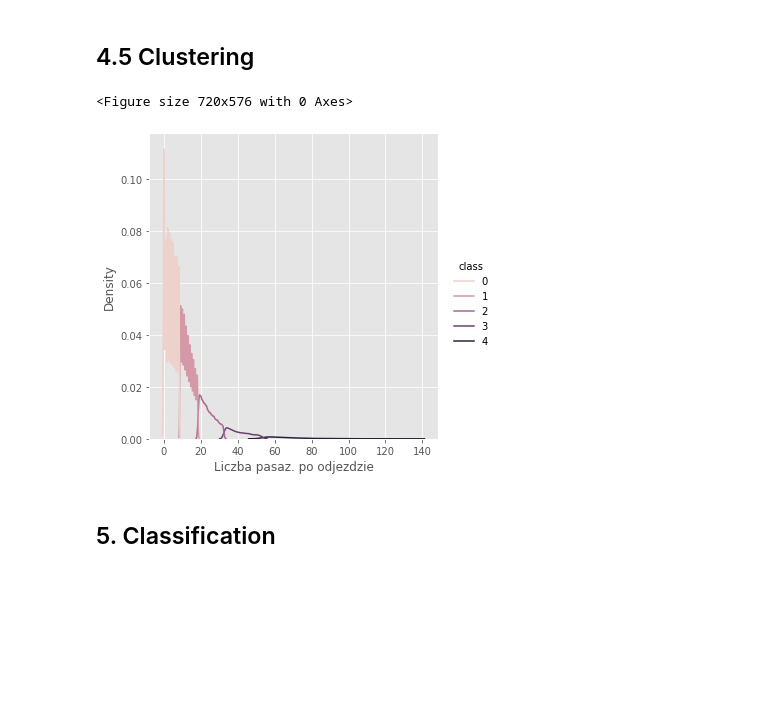
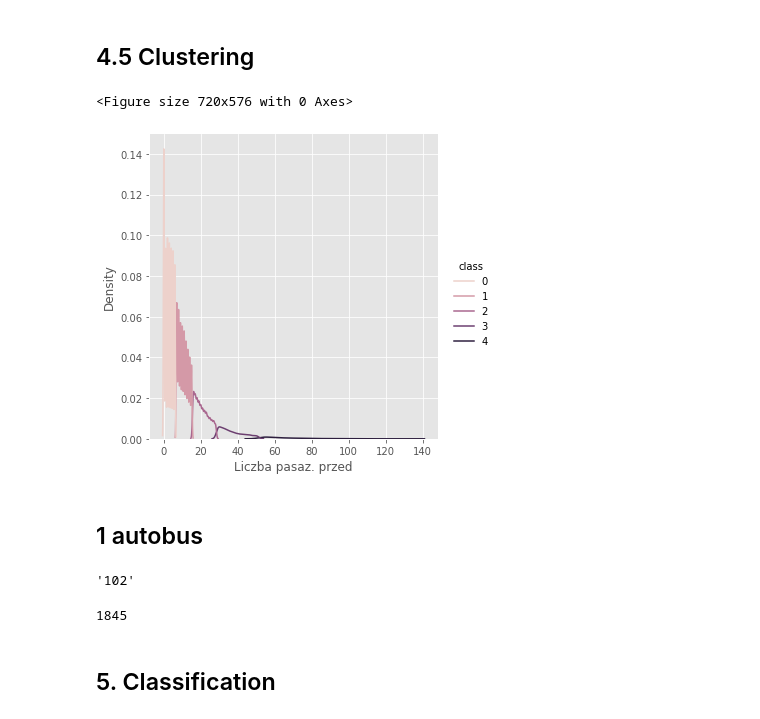
Before and after one commit to Walczi123/Projekt_Przetwarzanie_Danych, a Jupyter notebook: classification.ipynb, the cells around one changed output. Drawn from its saved outputs; the diff is of its cells as text; code cells hidden in the pictures; blank space fills up the shorter version.

```diff
--- a/classification.ipynb
+++ b/classification.ipynb
@@ -182,18 +182,31 @@ def find_clusters(speeds, iterations, df, column):
 crowding = [0, 1, 2, 3, 4]
 iterations = 10
 
-df = find_clusters(crowding, iterations, df, 'Liczba pasaz. po odjezdzie')
+df = find_clusters(crowding, iterations, df, 'Liczba pasaz. przed')
 # %%
 plt.figure(figsize=(10, 8))
 ax = sns.displot(
     df,
-    x='Liczba pasaz. po odjezdzie',
+    x='Liczba pasaz. przed',
     hue='class',
     kind='kde'
 )
 # %% [output]
 <Figure size 720x576 with 0 Axes>
-[figure, old version]
+[figure, new version]
+# %% [markdown]
+## 1 autobus
+# %%
+tmp  = df['Nr linii'].unique()[0]
+tmp
+# %% [output]
+'102'
+# %%
+df = df[df['Nr linii'] == tmp]
+N = len(df)
+N
+# %% [output]
+1845
 # %% [markdown]
 ## 5. Classification
 # %%
```
Also changed, not shown: parts of 24 cells of this notebook.
